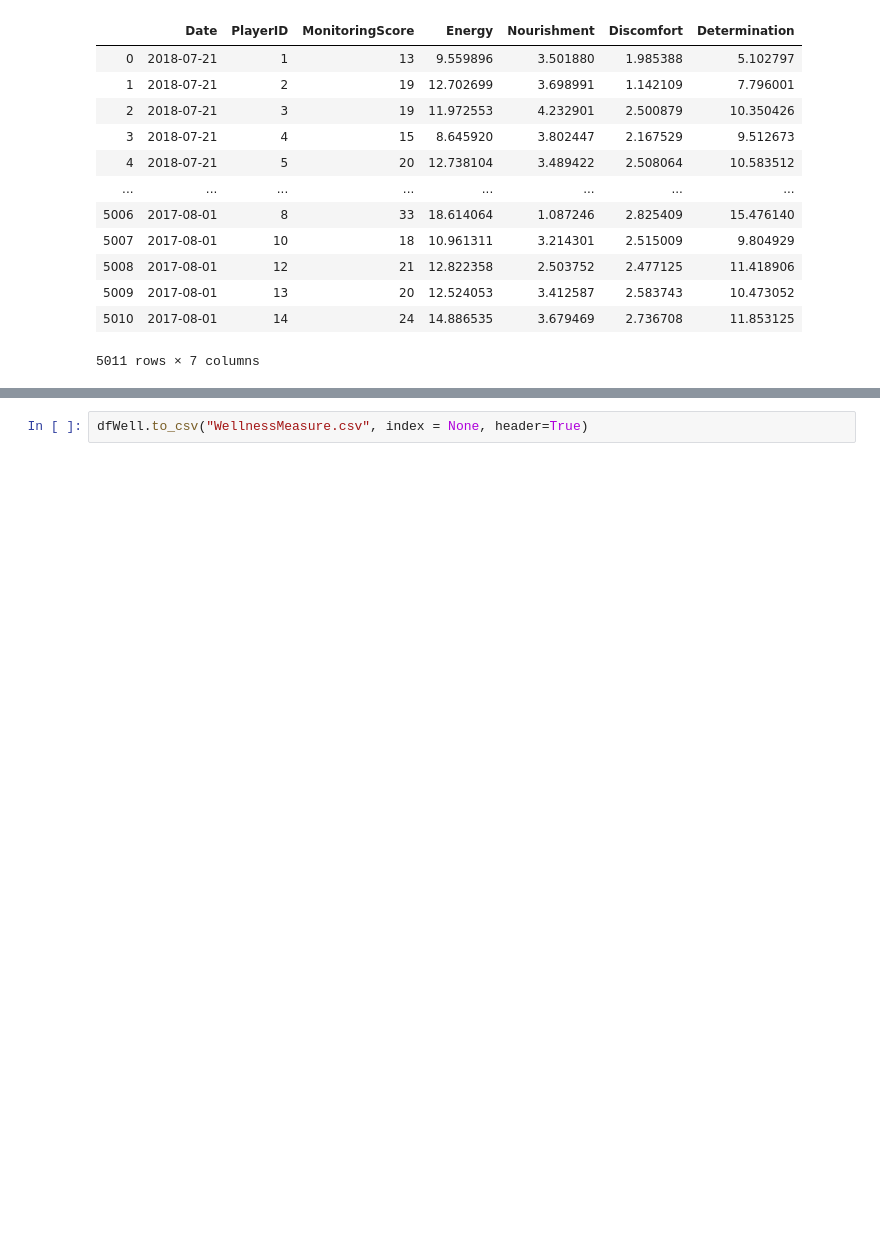
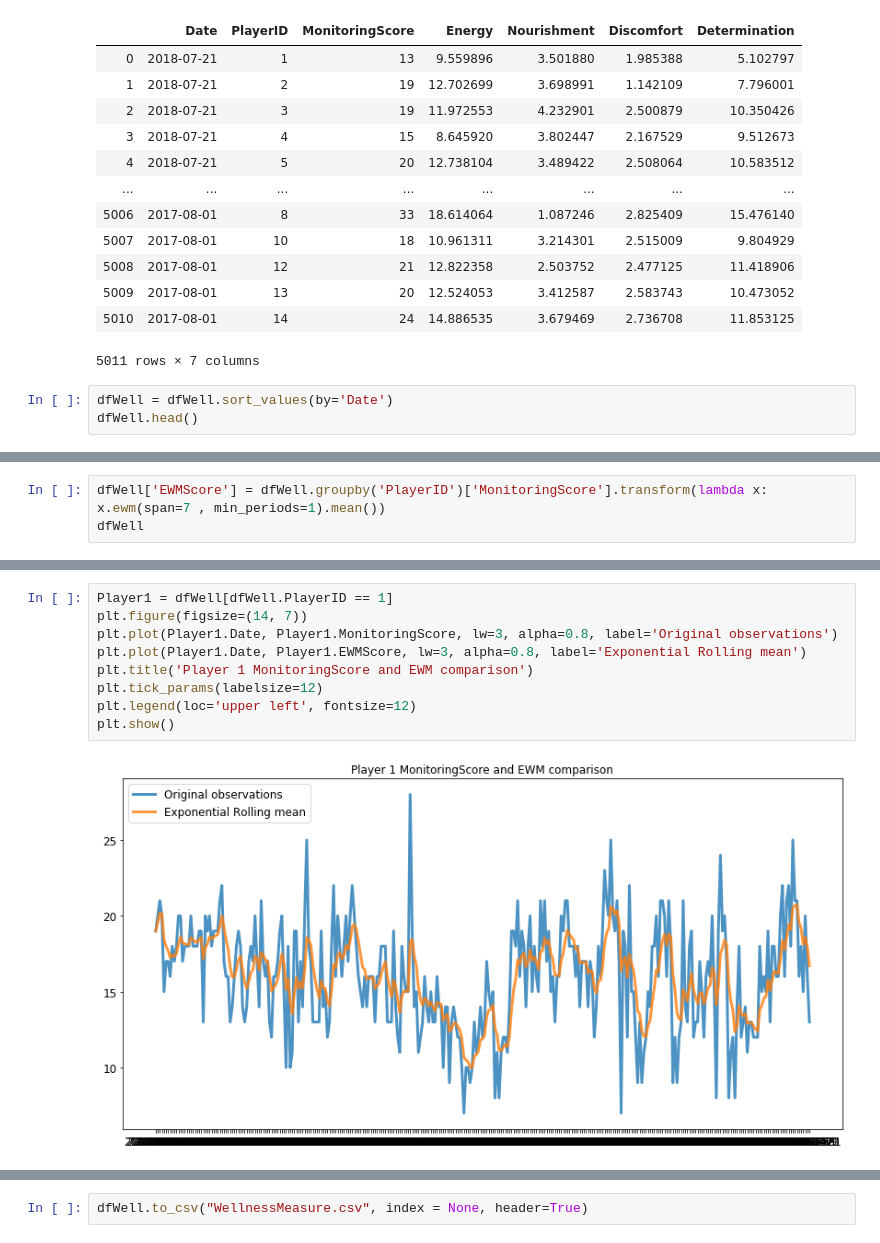
Before and after one commit to Sangha05/sta2453_project1, a Jupyter notebook: WellnessMeasure.ipynb, the cells around one changed output, grey strips where cells are left out. Cells and saved outputs as stored; diff of their text form; blank space fills up the shorter version.

Commit message:
Wellness Measure completed with EWM
Performed exponential rolling/moving average per player to find EWM score rather than using Monitoring Score directly

```diff
--- a/WellnessMeasure.ipynb
+++ b/WellnessMeasure.ipynb
@@ -268,3 +269,6 @@ dfWell
 | 5009 | 2017-08-01 | 13 | 20 | 12.524053 | 3.412587 | 2.583743 | 10.473052 |
 | 5010 | 2017-08-01 | 14 | 24 | 14.886535 | 3.679469 | 2.736708 | 11.853125 |
 5011 rows × 7 columns
+# %%
+dfWell = dfWell.sort_values(by='Date')
+dfWell.head()
@@ -270,0 +282,3 @@ dfWell
+# %%
+dfWell['EWMScore'] = dfWell.groupby('PlayerID')['MonitoringScore'].transform(lambda x: x.ewm(span=7 , min_periods=1).mean())
+dfWell
@@ -270,0 +299,11 @@ dfWell
+# %%
+Player1 = dfWell[dfWell.PlayerID == 1]
+plt.figure(figsize=(14, 7))
+plt.plot(Player1.Date, Player1.MonitoringScore, lw=3, alpha=0.8, label='Original observations')
+plt.plot(Player1.Date, Player1.EWMScore, lw=3, alpha=0.8, label='Exponential Rolling mean')
+plt.title('Player 1 MonitoringScore and EWM comparison')
+plt.tick_params(labelsize=12)
+plt.legend(loc='upper left', fontsize=12)
+plt.show()
+# %% [output]
+[figure, added]
```
Also changed, not shown: parts of 7 cells of this notebook.
